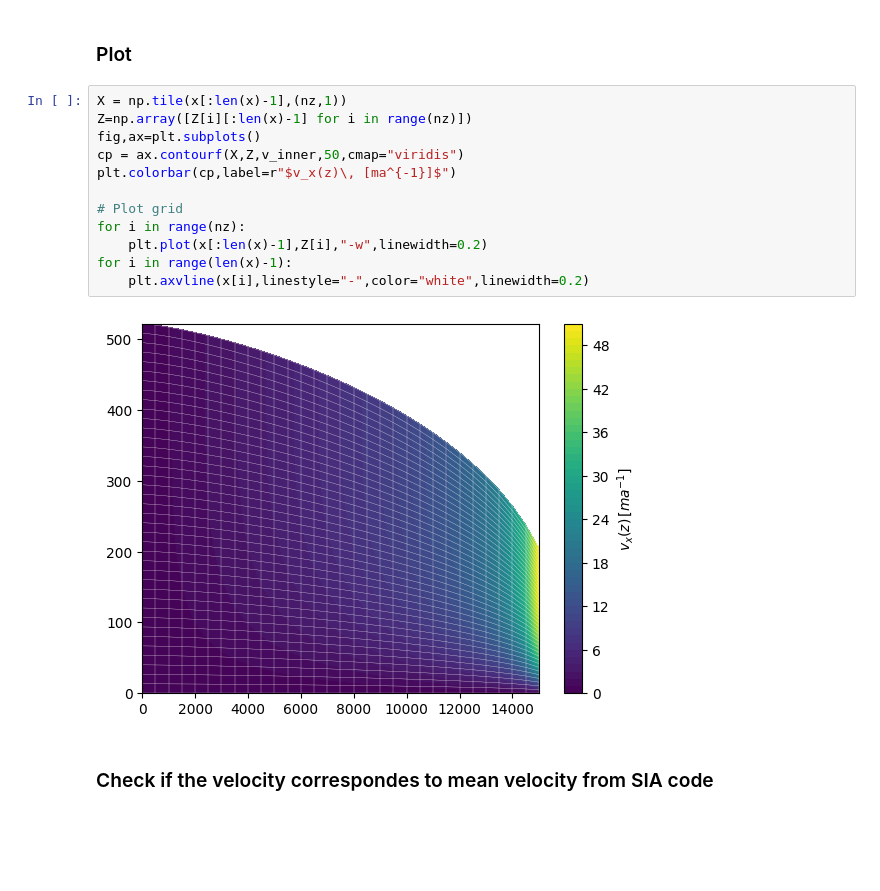
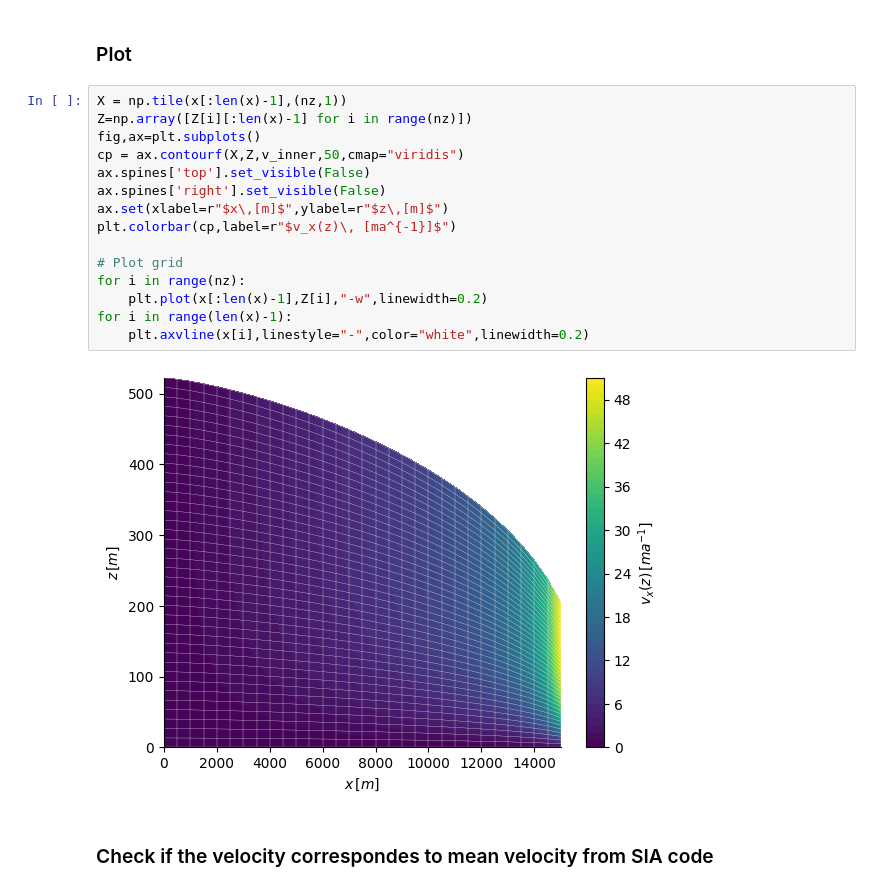
Before and after one commit to AnneMariaVera/SIA, a Jupyter notebook: test_innerVelocity.ipynb, the cells around one changed output. Drawn from its saved outputs; the diff is of its cells as text; blank space fills up the shorter version.

```diff
--- a/test_innerVelocity.ipynb
+++ b/test_innerVelocity.ipynb
@@ -52,17 +52,20 @@ v_inner,Z=sia.velocity_x_inner(bed, surface,A,g,rho, delta_x,nz, n, len(surface)
 # %%
 X = np.tile(x[:len(x)-1],(nz,1))
 Z=np.array([Z[i][:len(x)-1] for i in range(nz)])
 fig,ax=plt.subplots()
 cp = ax.contourf(X,Z,v_inner,50,cmap="viridis")
+ax.spines['top'].set_visible(False)
+ax.spines['right'].set_visible(False)
+ax.set(xlabel=r"$x\,[m]$",ylabel=r"$z\,[m]$")
 plt.colorbar(cp,label=r"$v_x(z)\, [ma^{-1}]$")
 
 # Plot grid
 for i in range(nz):
     plt.plot(x[:len(x)-1],Z[i],"-w",linewidth=0.2)
 for i in range(len(x)-1):
     plt.axvline(x[i],linestyle="-",color="white",linewidth=0.2)
 # %% [output]
-[figure, old version]
+[figure, new version]
 # %% [markdown]
 ### Check if the velocity correspondes to mean velocity from SIA code
 # %%
```
Also changed, not shown: parts of 1 cell of this notebook.
